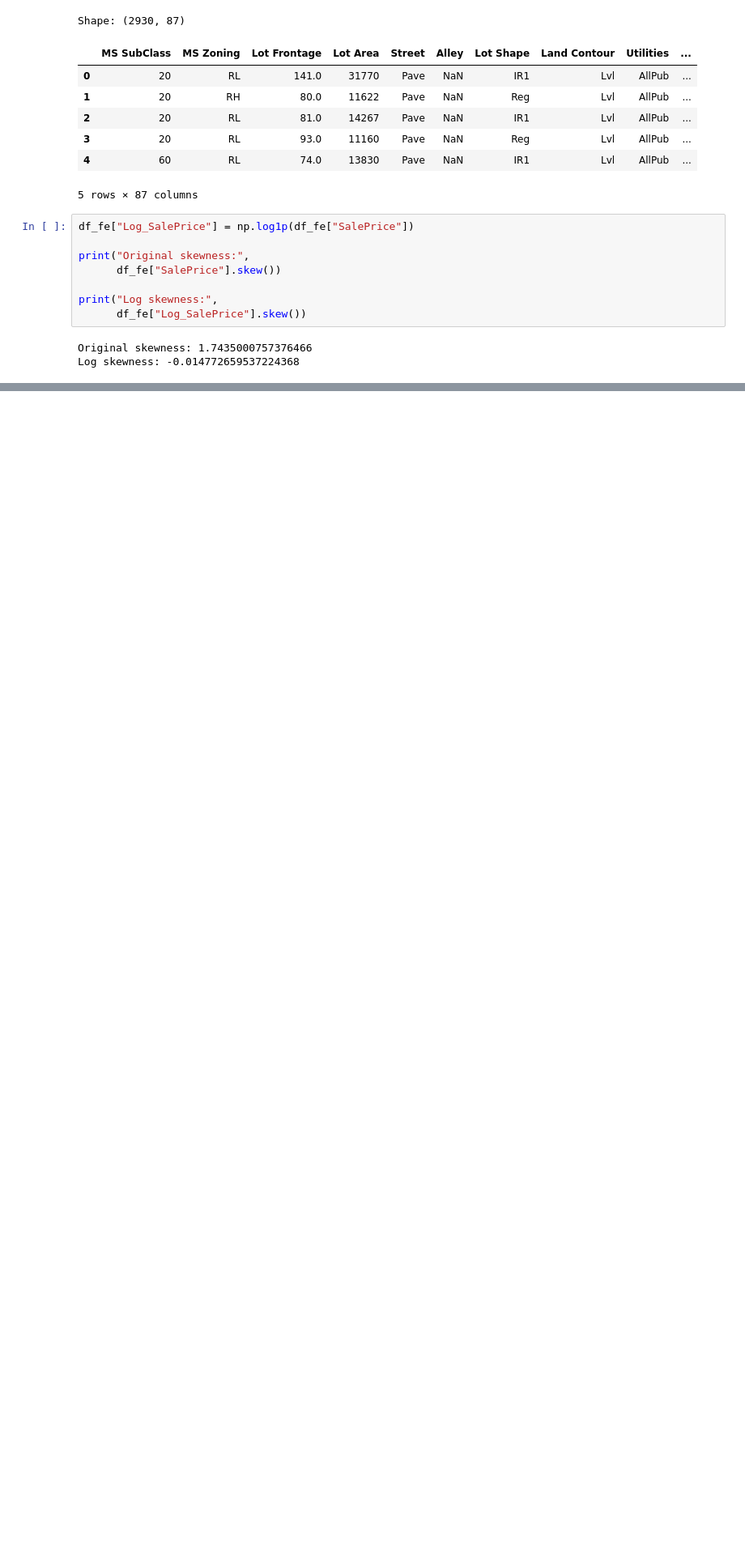
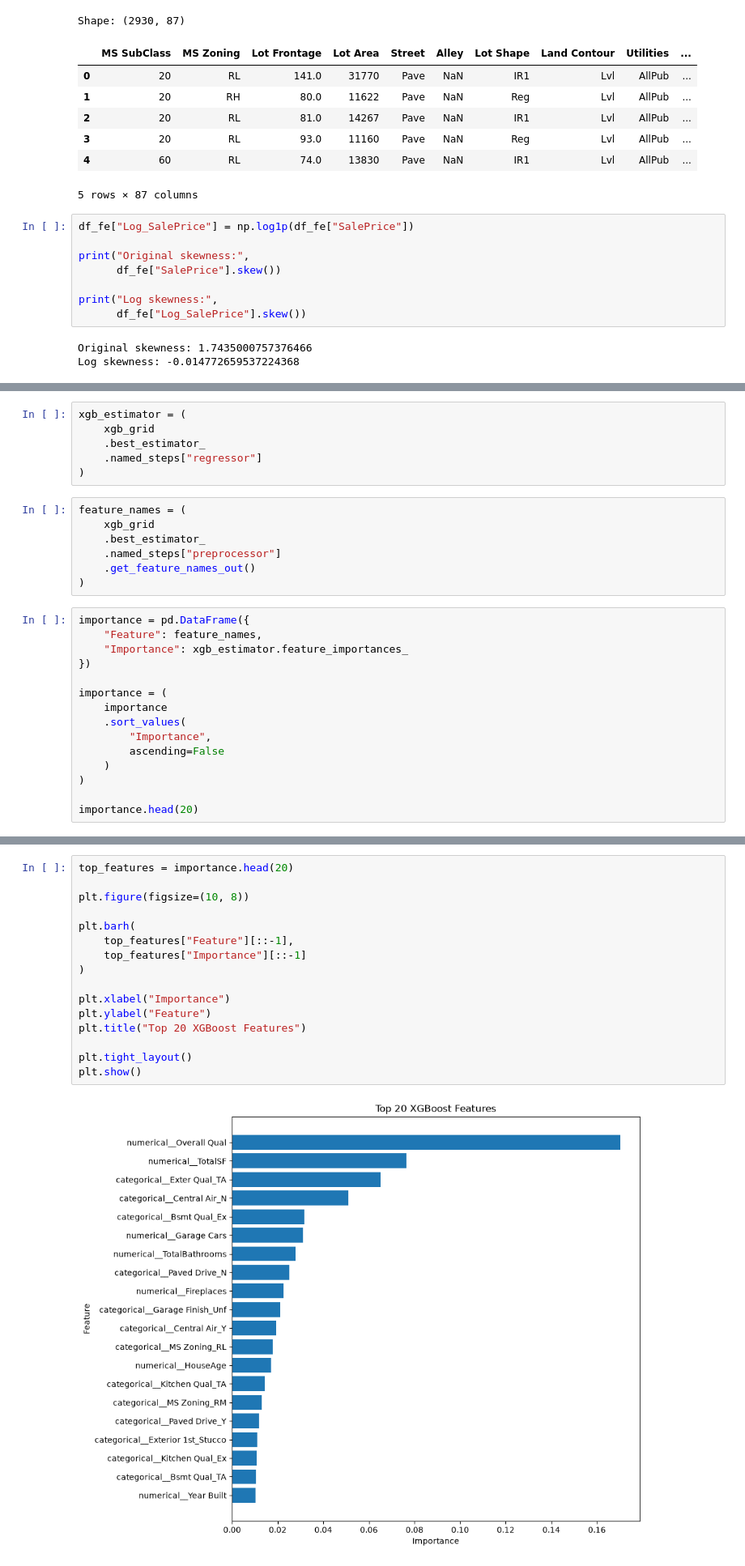
Before and after one commit to kashu9313161/ML-Projects, a Jupyter notebook: house-prediction-system/notebooks/01_eda_feature_engineering/02_model_training.ipynb, the cells around one changed output, grey strips where cells are left out. Shown at 81% size. Saved outputs shown, nothing was run; the diff lists cells and outputs as text; blank space fills up the shorter version.

```diff
--- a/house-prediction-system/notebooks/01_eda_feature_engineering/02_model_training.ipynb
+++ b/house-prediction-system/notebooks/01_eda_feature_engineering/02_model_training.ipynb
@@ -74,0 +484,28 @@ Log skewness: -0.014772659537224368
+# %%
+xgb_estimator = (
+    xgb_grid
+    .best_estimator_
+    .named_steps["regressor"]
+)
+# %%
+feature_names = (
+    xgb_grid
+    .best_estimator_
+    .named_steps["preprocessor"]
+    .get_feature_names_out()
+)
+# %%
+importance = pd.DataFrame({
+    "Feature": feature_names,
+    "Importance": xgb_estimator.feature_importances_
+})
+
+importance = (
+    importance
+    .sort_values(
+        "Importance",
+        ascending=False
+    )
+)
+
+importance.head(20)
@@ -74,0 +530,18 @@ Log skewness: -0.014772659537224368
+# %%
+top_features = importance.head(20)
+
+plt.figure(figsize=(10, 8))
+
+plt.barh(
+    top_features["Feature"][::-1],
+    top_features["Importance"][::-1]
+)
+
+plt.xlabel("Importance")
+plt.ylabel("Feature")
+plt.title("Top 20 XGBoost Features")
+
+plt.tight_layout()
+plt.show()
+# %% [output]
+[figure, added]
```
Also changed, not shown: parts of 31 cells of this notebook, 16 other files.
